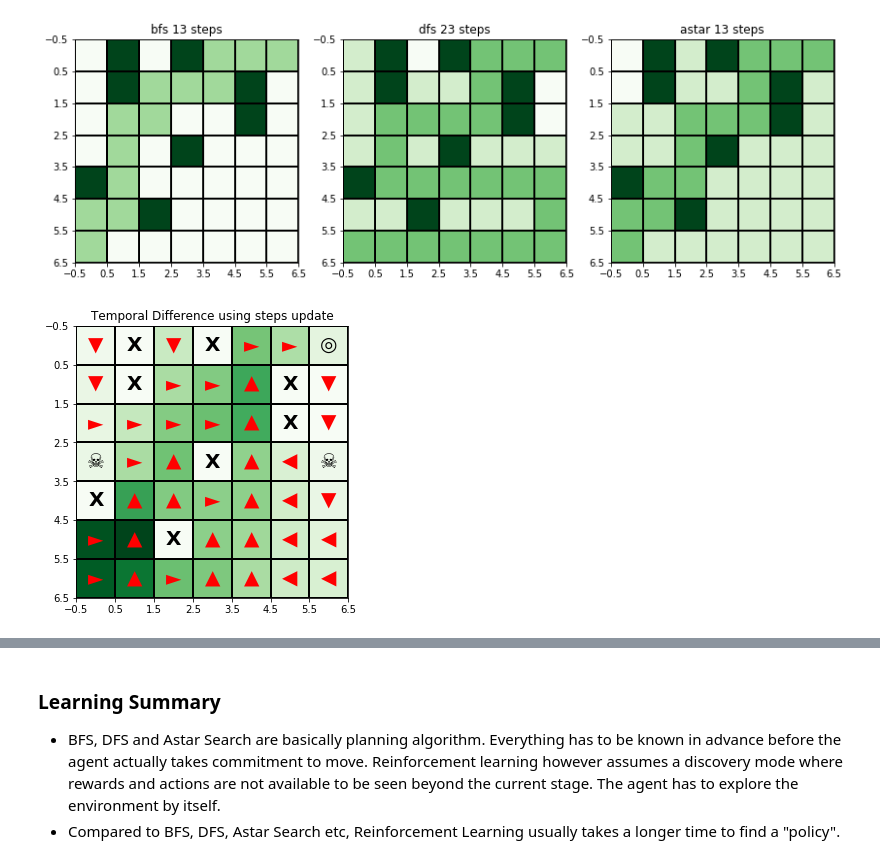
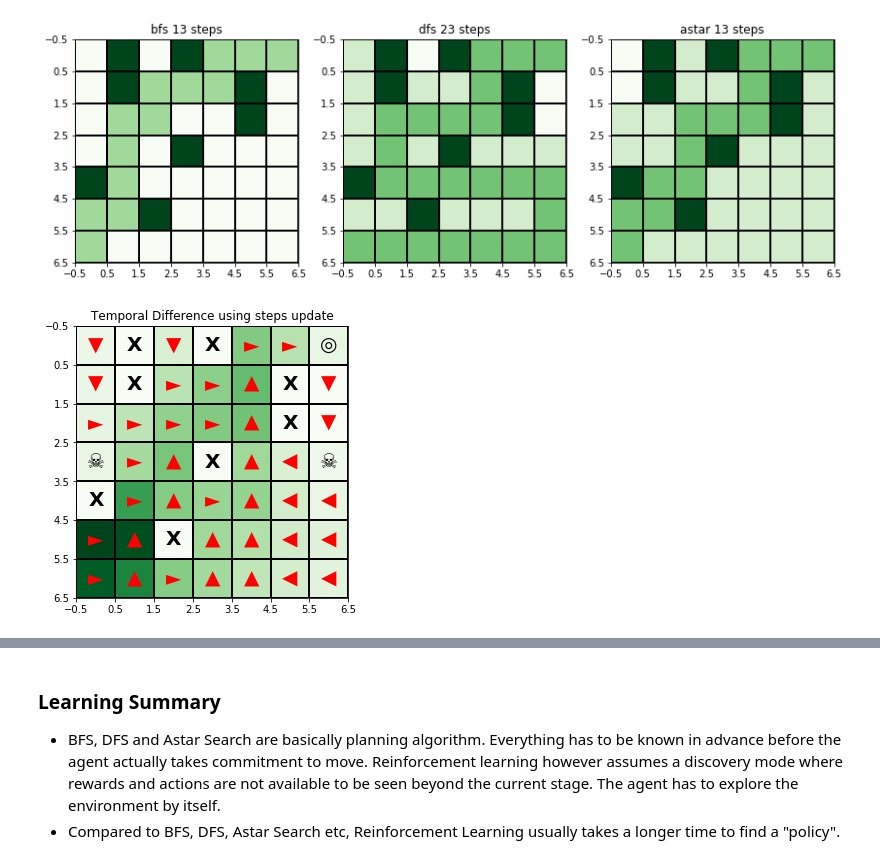
Before and after one commit to chihoxtra/reinforcement_learning, a Jupyter notebook: [PlayAround][Reinforcement Learning].ipynb, the cells around one changed output, grey strips where cells are left out. Drawn from its saved outputs; the diff is of its cells as text; code cells hidden in the pictures.

```diff
--- a/[PlayAround][Reinforcement Learning].ipynb
+++ b/[PlayAround][Reinforcement Learning].ipynb
@@ -412,13 +417,5 @@ class RL_Problem():
 # %%
 class RL_SearchAgent:
-
-    qScore = {} #Qscore for state {(state),{action:value}}
-    sValue = {} #State Value
-    sFeatures = {} #Averagers
-    sAveragerWeight = {} #Averagers
-    e = {} #for eligibility
-    sVisitCount = {} #for tracking which state to start in next episode
-    trainMethod = ''
 
     def __init__(self, p1, alpha=0.1, gamma=0.9, initialState=(1,1),
                  TDLamda=0.0, avBaseStates=[(1,1)]):
@@ -434,27 +431,34 @@ class RL_SearchAgent:
         self.avBaseStates = avBaseStates #for Averagers
         self.featureList = [self.problem.goalState, [self.initialState], self.problem.penaltyState]
 
+        self.qScore = {} #Qscore for state {(state),{action:value}}
+        self.sValue = {} #State Value
+        self.sFeatures = {} #Averagers
+        self.sAveragerWeight = {} #Averagers
+        self.e = {} #for eligibility
+        self.sVisitCount = {} #for tracking which state to start in next episode
+        self.trainMethod = ''
+
         self.initialize()
 
-    def initialize(self, reinit=False):
+    def initialize(self, firstTimeInit=True):
         maze_width = self.problem.dimension[0]
         maze_height = self.problem.dimension[1]
 
         for i in range(maze_width):
             for j in range(maze_height):
                 if not self.problem.isWall((i+1,j+1)):
-                    if reinit==False: #first time construct
+                    if firstTimeInit==True: #first time construct
                         self.qScore[(i+1,j+1)] = {'L':0.0, 'R':0.0, 'U':0.0, 'D':0.0} #for Q score
                         #self.sValue[(i+1,j+1)] = {'value': 0.0, 'optAction': ''} #for value base
                         self.sFeatures[(i+1,j+1)] = np.zeros([len(self.featureList),1]) #for averagers only
                         self.sAveragerWeight[(i+1,j+1)] = np.zeros([len(self.avBaseStates),1]) #for averagers only
-
                         # count ordinary states only!
-                        if not self.problem.isGoal((i+1,j+1)) and not self.problem.isPenalty((i+1,j+1)):
-                            self.sValue[(i+1,j+1)] = {'value': 0.0, 'optAction': ''} #for value base
-                            self.sVisitCount[(i+1,j+1)] = {'stateCount': 0, 'actionCount':
-                                                          {'L':0.0, 'R':0.0, 'U':0.0, 'D':0.0}
-                                                          } #with actions
+                        #if not self.problem.isGoal((i+1,j+1)) and not self.problem.isPenalty((i+1,j+1)):
+                        self.sValue[(i+1,j+1)] = {'value': 0.0, 'optAction': ''} #for value base
+                        self.sVisitCount[(i+1,j+1)] = {'stateCount': 0, 'actionCount':
+                                                      {'L':0.0, 'R':0.0, 'U':0.0, 'D':0.0}
+                                                      } #with actions
                     self.e[(i+1,j+1)] = 0.0 #e got reinit everytime a new episode starts
 
     def initStatesFeatures(self):
@@ -585,7 +589,7 @@ class RL_SearchAgent:
 
         for e in range(epoche):
 
-            self.initialize(reinit=True) #all e has to be reinitialized when we restart an episode cycle
+            self.initialize(firstTimeInit=False) #all e has to be reinitialized when restart an episode cycle
             endStateReached = False
 
             if (e+1)%(epoche/10) == 0:
@@ -603,7 +607,7 @@ class RL_SearchAgent:
                 self.sVisitCount[currentState]['actionCount'][OptimalAct] += 1 #include state count update
 
                 #sampling and sumulation to get to convergence
-                nextState, p = self.problem.move(currentState, OptimalAct) #probabilistic TRUE default
+                nextState = self.problem.move(currentState, OptimalAct) #probabilistic TRUE default
 
                 #we need the score only
                 _, NextStateExpectedQscore = self.getOptimalAction(nextState, offPolicyThreshold=0.0)
@@ -781,14 +785,14 @@ p1 = RL_Problem(dimension = (7,7),
 # %%
 ################# Method 1: Temporal Difference ########################
 visitedPath = []
 TDLamda = 0.6 # 0-> TD(0) not use eligibility ; (1) 1-> use eligibility K steps
 s1 = RL_SearchAgent(p1, alpha = 0.07, gamma = 0.9, initialState = (1,1), TDLamda=TDLamda)
 
-visitedPath, QscoreDiffHist = s1.trainModelbyTemporalDifference(epoche=300, offPolicyThreshold=0.8,
+visitedPath, QscoreDiffHist = s1.trainModelbyTemporalDifference(epoche=400, offPolicyThreshold=0.8,
                                                                 decayOP=False, decayLR=False)
 displayRLMaze(p1, s1, visitedPath,'Temporal Difference using steps update')
 # %% [output]
-[figure, old version]
+[figure, new version]
 # %%
 plt.plot(QscoreDiffHist)
 #len(QscoreDiffHist)
```
Also changed, not shown: parts of 16 cells of this notebook.
